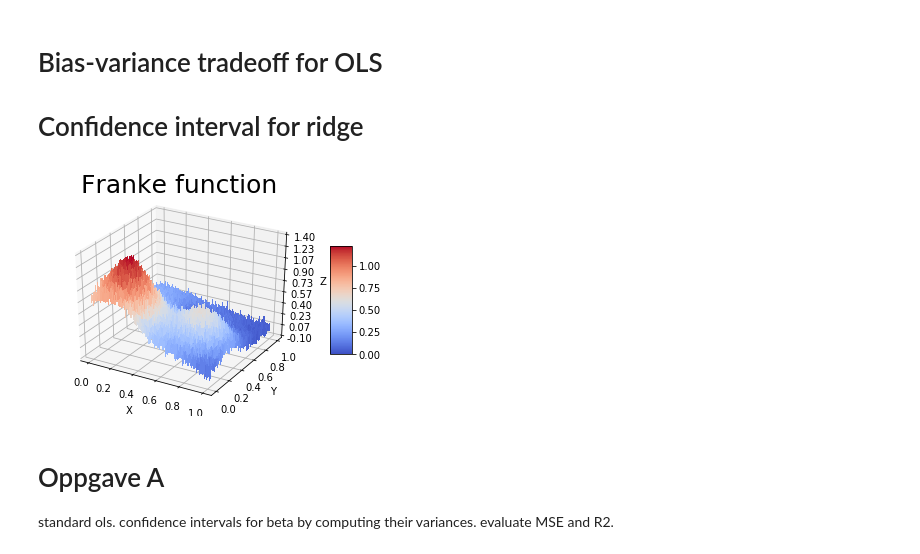
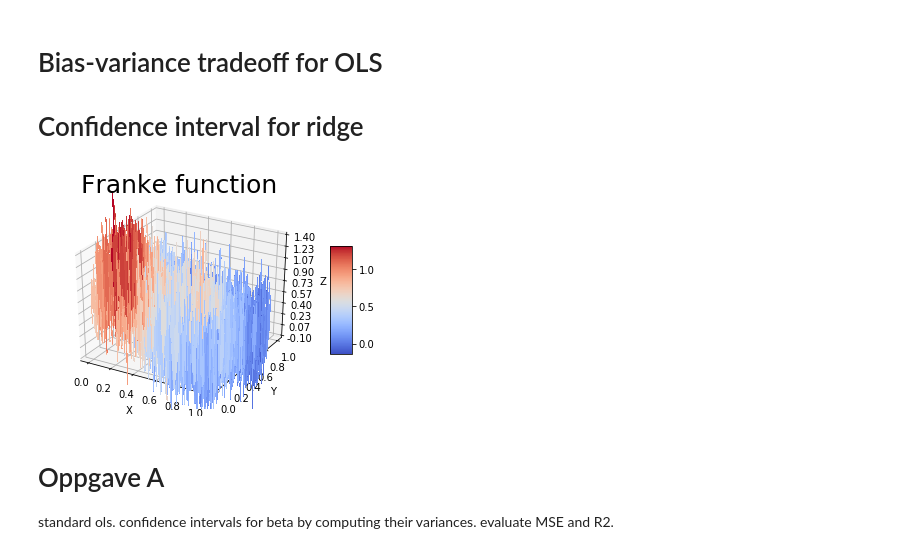
Before and after one commit to VemundST/Project1, a Jupyter notebook: main.ipynb, the cells around one changed output. Drawn from its saved outputs; the diff is of its cells as text; code cells hidden in the pictures.

```diff
--- a/main.ipynb
+++ b/main.ipynb
@@ -30,32 +31,35 @@ import pandas as pd
 # %%
 fig         = plt.figure()
 ax          = fig.gca(projection='3d')
 n_x         = 200
 
 # Make data.
 x           = np.linspace(0, 1, n_x)
 y           = np.linspace(0, 1, n_x)
 
 
 x_mesh, y_mesh  = np.meshgrid(x,y)
-noise_level     = 0.05
+noise_level     = 0.33
 frank           = fx.FrankeFunction(x_mesh, y_mesh, noise_level)
 
 
 # Plot the surface.
 surf        = ax.plot_surface(x_mesh, y_mesh, frank, cmap=cm.coolwarm, linewidth=0, antialiased=False)
 # Customize the z axis.
 ax.set_zlim(-0.10, 1.40)
 ax.zaxis.set_major_locator(LinearLocator(10))
 ax.zaxis.set_major_formatter(FormatStrFormatter('%.02f'))
 ax.set_xlabel('X')
 ax.set_ylabel('Y')
 ax.set_zlabel('Z')
 plt.title('Franke function', fontsize=25, y=1.05)# Add a color bar which maps values to colors.
 fig.colorbar(surf, shrink=0.5, aspect=5)
 plt.show()
+
+# for our computations, we reshape the Franke function to a 1D array
+frank           = np.ravel(frank)
 # %% [output]
-[figure, old version]
+[figure, new version]
 # %% [markdown]
 # Oppgave A
 standard ols.
```
Also changed, not shown: parts of 37 cells of this notebook, 2 other files.
